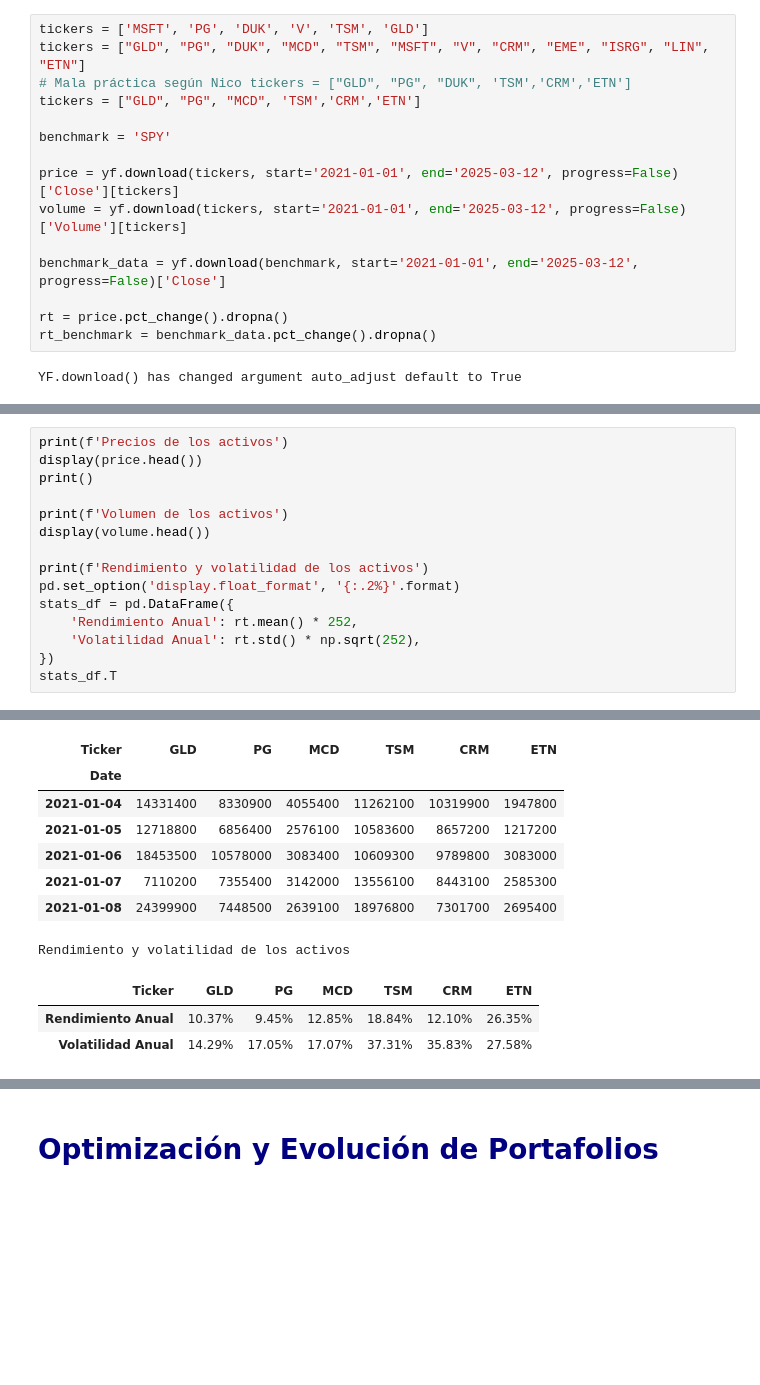
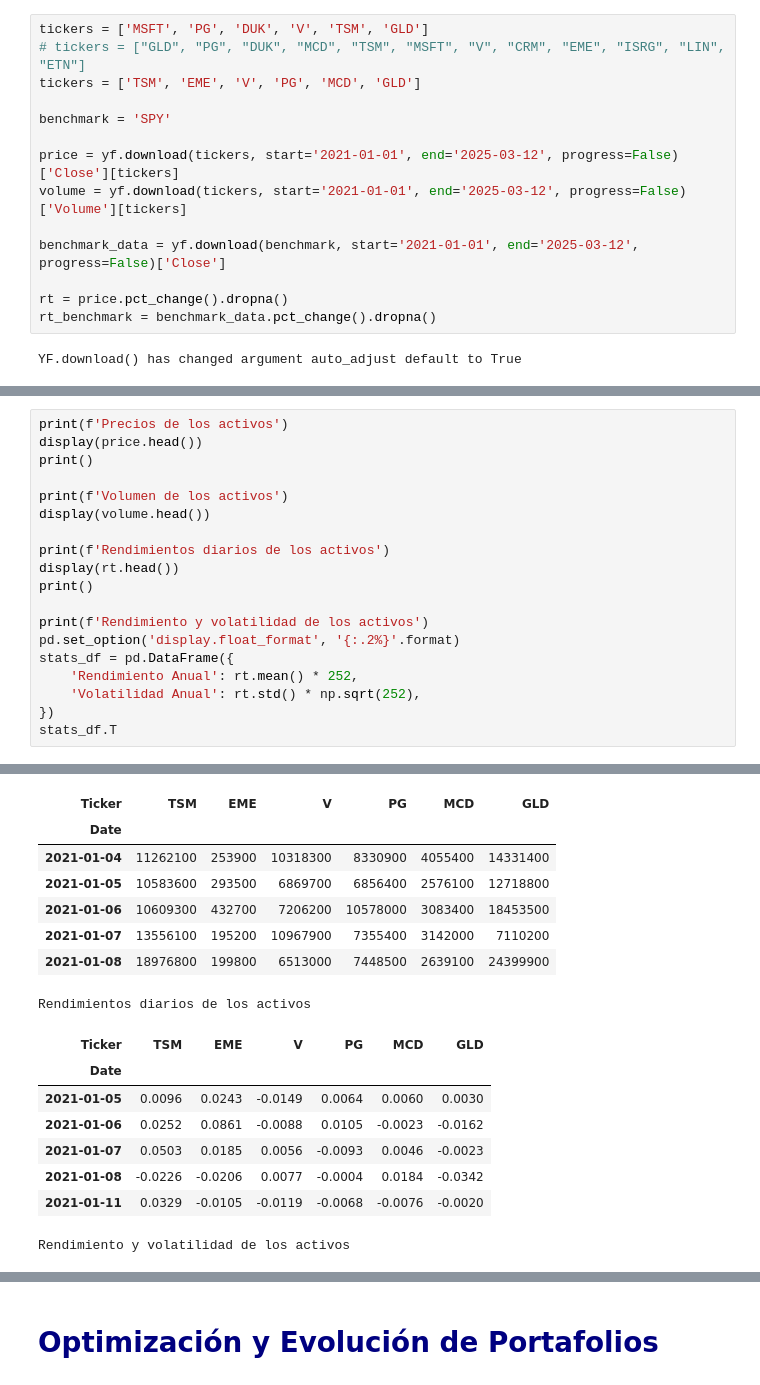
Before and after one commit to LuisMB09/admin_de_riesgos, a Jupyter notebook: Proyecto/Proyecto_Admin.ipynb, the cells around one changed output, grey strips where cells are left out. Saved outputs shown, nothing was run; the diff lists cells and outputs as text; blank space fills up the shorter version.

```diff
--- a/Proyecto/Proyecto_Admin.ipynb
+++ b/Proyecto/Proyecto_Admin.ipynb
@@ -34,8 +258,7 @@ np.random.seed(42)
 # %%
 tickers = ['MSFT', 'PG', 'DUK', 'V', 'TSM', 'GLD']
-tickers = ["GLD", "PG", "DUK", "MCD", "TSM", "MSFT", "V", "CRM", "EME", "ISRG", "LIN", "ETN"]
-# Mala práctica según Nico tickers = ["GLD", "PG", "DUK", 'TSM','CRM','ETN']
-tickers = ["GLD", "PG", "MCD", 'TSM','CRM','ETN']
+# tickers = ["GLD", "PG", "DUK", "MCD", "TSM", "MSFT", "V", "CRM", "EME", "ISRG", "LIN", "ETN"]
+tickers = ['TSM', 'EME', 'V', 'PG', 'MCD', 'GLD']
 
 benchmark = 'SPY'
 
@@ -56,6 +281,10 @@ print()
 print(f'Volumen de los activos')
 display(volume.head())
 
+print(f'Rendimientos diarios de los activos')
+display(rt.head())
+print()
+
 print(f'Rendimiento y volatilidad de los activos')
 pd.set_option('display.float_format', '{:.2%}'.format)
 stats_df = pd.DataFrame({
@@ -75,12 +304,17 @@ Precios de los activos
 Volumen de los activos
-| Ticker | GLD | PG | MCD | TSM | CRM | ETN |
+| Ticker | TSM | EME | V | PG | MCD | GLD |
 | Date |  |  |  |  |  |  |
-| 2021-01-04 | 14331400 | 8330900 | 4055400 | 11262100 | 10319900 | 1947800 |
-| 2021-01-05 | 12718800 | 6856400 | 2576100 | 10583600 | 8657200 | 1217200 |
-| 2021-01-06 | 18453500 | 10578000 | 3083400 | 10609300 | 9789800 | 3083000 |
-| 2021-01-07 | 7110200 | 7355400 | 3142000 | 13556100 | 8443100 | 2585300 |
-| 2021-01-08 | 24399900 | 7448500 | 2639100 | 18976800 | 7301700 | 2695400 |
+| 2021-01-04 | 11262100 | 253900 | 10318300 | 8330900 | 4055400 | 14331400 |
+| 2021-01-05 | 10583600 | 293500 | 6869700 | 6856400 | 2576100 | 12718800 |
+| 2021-01-06 | 10609300 | 432700 | 7206200 | 10578000 | 3083400 | 18453500 |
+| 2021-01-07 | 13556100 | 195200 | 10967900 | 7355400 | 3142000 | 7110200 |
+| 2021-01-08 | 18976800 | 199800 | 6513000 | 7448500 | 2639100 | 24399900 |
-Rendimiento y volatilidad de los activos
+Rendimientos diarios de los activos
-| Ticker | GLD | PG | MCD | TSM | CRM | ETN |
-| Rendimiento Anual | 10.37% | 9.45% | 12.85% | 18.84% | 12.10% | 26.35% |
-| Volatilidad Anual | 14.29% | 17.05% | 17.07% | 37.31% | 35.83% | 27.58% |
+| Ticker | TSM | EME | V | PG | MCD | GLD |
+| Date |  |  |  |  |  |  |
+| 2021-01-05 | 0.0096 | 0.0243 | -0.0149 | 0.0064 | 0.0060 | 0.0030 |
+| 2021-01-06 | 0.0252 | 0.0861 | -0.0088 | 0.0105 | -0.0023 | -0.0162 |
+| 2021-01-07 | 0.0503 | 0.0185 | 0.0056 | -0.0093 | 0.0046 | -0.0023 |
+| 2021-01-08 | -0.0226 | -0.0206 | 0.0077 | -0.0004 | 0.0184 | -0.0342 |
+| 2021-01-11 | 0.0329 | -0.0105 | -0.0119 | -0.0068 | -0.0076 | -0.0020 |
+Rendimiento y volatilidad de los activos
```
Also changed, not shown: parts of 46 cells of this notebook, 1 other file.
